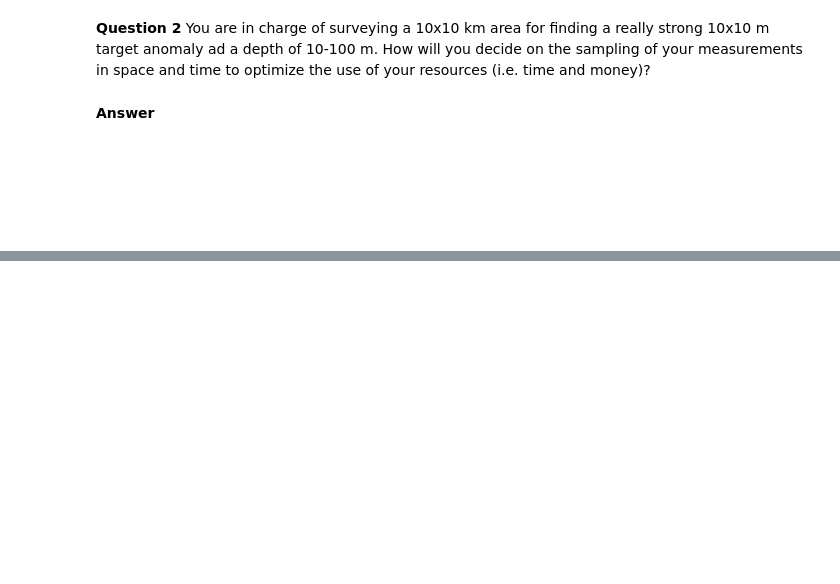
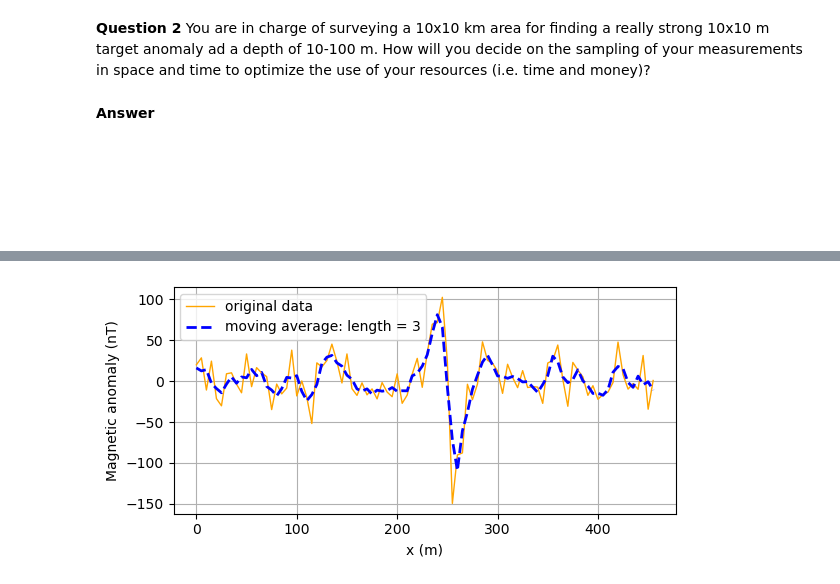
Before and after one commit to globalseismology/avni-courses.solid-earth-fundamentals, a Jupyter notebook: Field_Trip_2_Geophysics/Field_Geophysics.ipynb, the cells around one changed output, grey strips where cells are left out. Drawn from its saved outputs; the diff is of its cells as text; code cells hidden in the pictures; blank space fills up the shorter version.

```diff
--- a/Field_Trip_2_Geophysics/Field_Geophysics.ipynb
+++ b/Field_Trip_2_Geophysics/Field_Geophysics.ipynb
@@ -721,0 +883,17 @@ The appropriage running length of the moving average depends on the target frequ
+# %%
+length_average = 3        # change this value for your data
+v = np.ones(length_average) / length_average
+B_uniform_moving = np.convolve(B_uniform, v, 'same')
+# %%
+plt.figure(figsize=[6,3], dpi=100)
+plt.plot(x_uniform, B_uniform, color='orange', linewidth=1, label="original data")
+plt.plot(x_uniform, B_uniform_moving, '--b', linewidth=2, label="moving average: length = %d" % length_average)
+plt.grid()
+plt.xlabel('x (m)')
+plt.ylabel('Magnetic anomaly (nT)')
+plt.legend()
+
+plt.tight_layout()
+plt.show()
+# %% [output]
+[figure, added]
```
Also changed, not shown: parts of 8 cells of this notebook, 3 other files.
